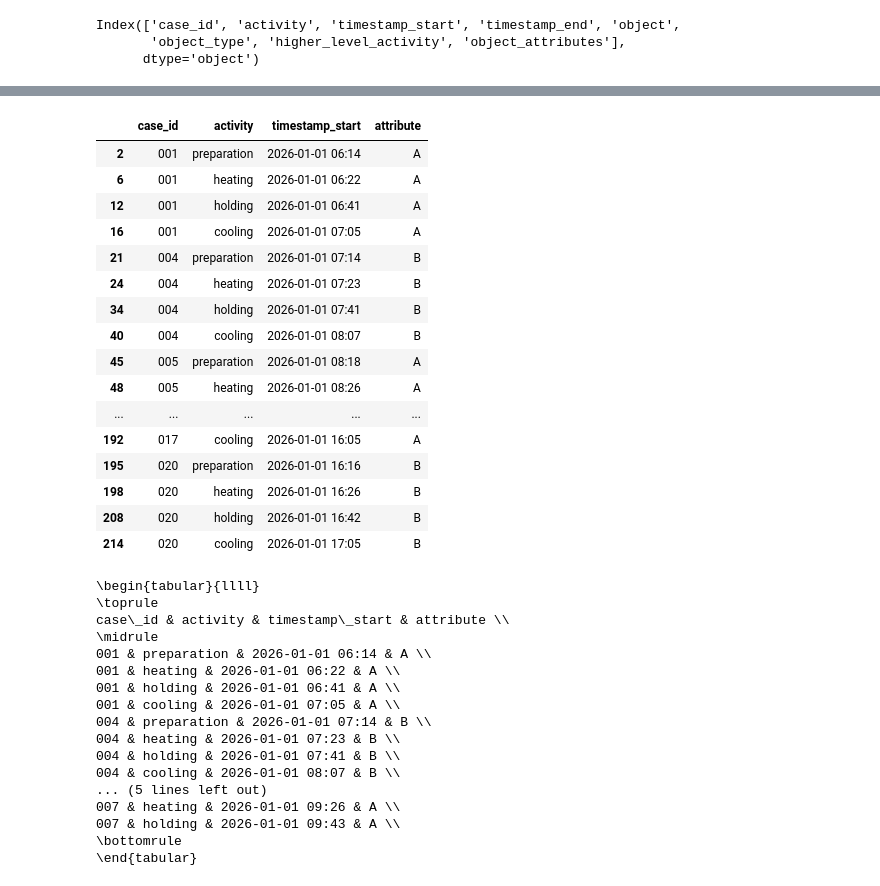
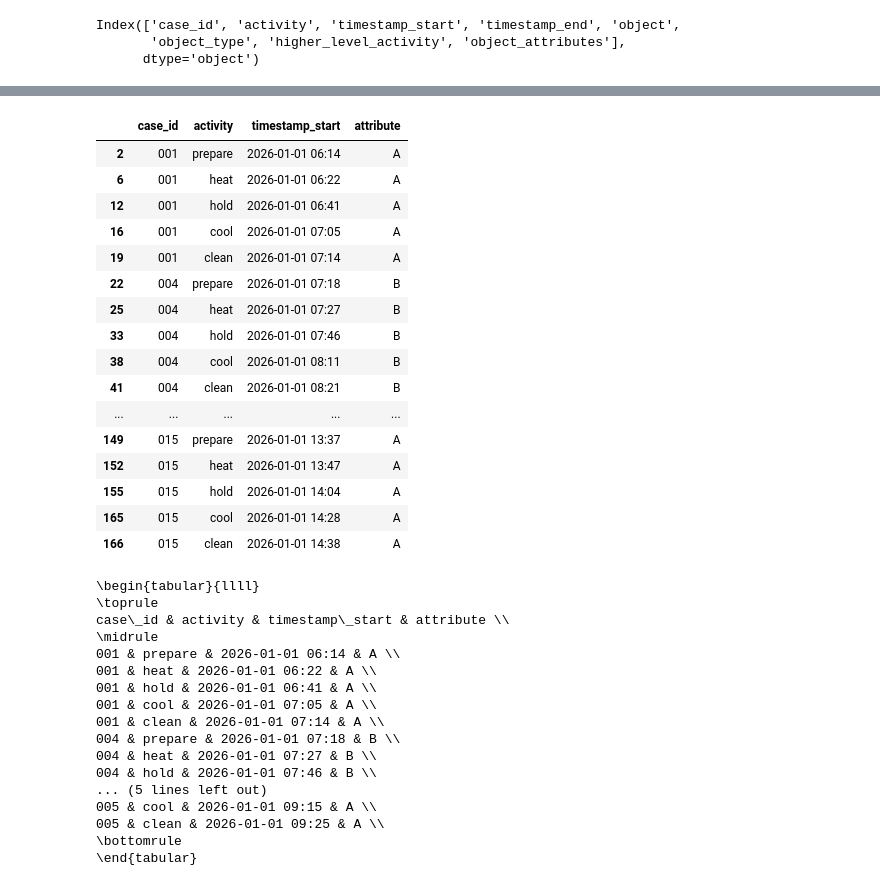
Before and after one commit to zapataunipaderborn/process_energy_demand_modelling, a Jupyter notebook: src/00_generate_process_0_autoclave_event_log.ipynb, the cells around one changed output, grey strips where cells are left out. Drawn from its saved outputs; the diff is of its cells as text; code cells hidden in the pictures.

```diff
--- a/src/00_generate_process_0_autoclave_event_log.ipynb
+++ b/src/00_generate_process_0_autoclave_event_log.ipynb
@@ -901,7 +878,7 @@ Name: count, dtype: int64
 # %%
 machine_log = event_log[
     (event_log["object_type"] == "machine_state") &
-    (event_log["object"] == "autoclave_1")
+    (event_log["object"] == "M2")
 ].copy()
 
 # Expand object_attributes into columns
@@ -913,64 +890,64 @@ attrs_cols = pd.json_normalize(
 if "attr_variant" not in attrs_cols.columns:
     attrs_cols["attr_variant"] = pd.NA
 
 # Build result table with required columns
 result_table = machine_log[["case_id", "activity", "timestamp_start"]].copy()
 
 # Format timestamp
 result_table["timestamp_start"] = pd.to_datetime(
     result_table["timestamp_start"]
 ).dt.strftime("%Y-%m-%d %H:%M")
 
 # Keep only last 3 digits of case_id
 result_table["case_id"] = result_table["case_id"].astype(str).str[-3:]
 
 # Add attribute column
 result_table["attribute"] = attrs_cols["attr_variant"].values
 
 display(result_table.head(40))
 
 # LaTeX export
 latex_df = result_table.head(15).copy()
 latex_df.columns = [c.replace("_", r"\_") for c in latex_df.columns]
 
 for col in latex_df.select_dtypes(include=["object"]).columns:
     latex_df[col] = latex_df[col].astype(str).str.replace("_", r"\_", regex=False)
 
 latex_table = latex_df.to_latex(index=False, escape=False)
 print(latex_table)
 # %% [output]
 |  | case_id | activity | timestamp_start | attribute |
-| 2 | 001 | preparation | 2026-01-01 06:14 | A |
-| 6 | 001 | heating | 2026-01-01 06:22 | A |
-| 12 | 001 | holding | 2026-01-01 06:41 | A |
-| 16 | 001 | cooling | 2026-01-01 07:05 | A |
-| 21 | 004 | preparation | 2026-01-01 07:14 | B |
-| 24 | 004 | heating | 2026-01-01 07:23 | B |
-| 34 | 004 | holding | 2026-01-01 07:41 | B |
-| 40 | 004 | cooling | 2026-01-01 08:07 | B |
-| 45 | 005 | preparation | 2026-01-01 08:18 | A |
-| 48 | 005 | heating | 2026-01-01 08:26 | A |
+| 2 | 001 | prepare | 2026-01-01 06:14 | A |
+| 6 | 001 | heat | 2026-01-01 06:22 | A |
+| 12 | 001 | hold | 2026-01-01 06:41 | A |
+| 16 | 001 | cool | 2026-01-01 07:05 | A |
+| 19 | 001 | clean | 2026-01-01 07:14 | A |
+| 22 | 004 | prepare | 2026-01-01 07:18 | B |
+| 25 | 004 | heat | 2026-01-01 07:27 | B |
+| 33 | 004 | hold | 2026-01-01 07:46 | B |
+| 38 | 004 | cool | 2026-01-01 08:11 | B |
+| 41 | 004 | clean | 2026-01-01 08:21 | B |
 | ... | ... | ... | ... | ... |
-| 192 | 017 | cooling | 2026-01-01 16:05 | A |
-| 195 | 020 | preparation | 2026-01-01 16:16 | B |
-| 198 | 020 | heating | 2026-01-01 16:26 | B |
-| 208 | 020 | holding | 2026-01-01 16:42 | B |
-| 214 | 020 | cooling | 2026-01-01 17:05 | B |
+| 149 | 015 | prepare | 2026-01-01 13:37 | A |
+| 152 | 015 | heat | 2026-01-01 13:47 | A |
+| 155 | 015 | hold | 2026-01-01 14:04 | A |
+| 165 | 015 | cool | 2026-01-01 14:28 | A |
+| 166 | 015 | clean | 2026-01-01 14:38 | A |
 \begin{tabular}{llll}
 \toprule
 case\_id & activity & timestamp\_start & attribute \\
 \midrule
-001 & preparation & 2026-01-01 06:14 & A \\
-001 & heating & 2026-01-01 06:22 & A \\
-001 & holding & 2026-01-01 06:41 & A \\
-001 & cooling & 2026-01-01 07:05 & A \\
-004 & preparation & 2026-01-01 07:14 & B \\
-004 & heating & 2026-01-01 07:23 & B \\
-004 & holding & 2026-01-01 07:41 & B \\
-004 & cooling & 2026-01-01 08:07 & B \\
+001 & prepare & 2026-01-01 06:14 & A \\
+001 & heat & 2026-01-01 06:22 & A \\
+001 & hold & 2026-01-01 06:41 & A \\
+001 & cool & 2026-01-01 07:05 & A \\
+001 & clean & 2026-01-01 07:14 & A \\
+004 & prepare & 2026-01-01 07:18 & B \\
+004 & heat & 2026-01-01 07:27 & B \\
+004 & hold & 2026-01-01 07:46 & B \\
 ... (5 lines left out)
-007 & heating & 2026-01-01 09:26 & A \\
-007 & holding & 2026-01-01 09:43 & A \\
+005 & cool & 2026-01-01 09:15 & A \\
+005 & clean & 2026-01-01 09:25 & A \\
 \bottomrule
 \end{tabular}
 # %%
```
Also changed, not shown: parts of 16 cells of this notebook.
